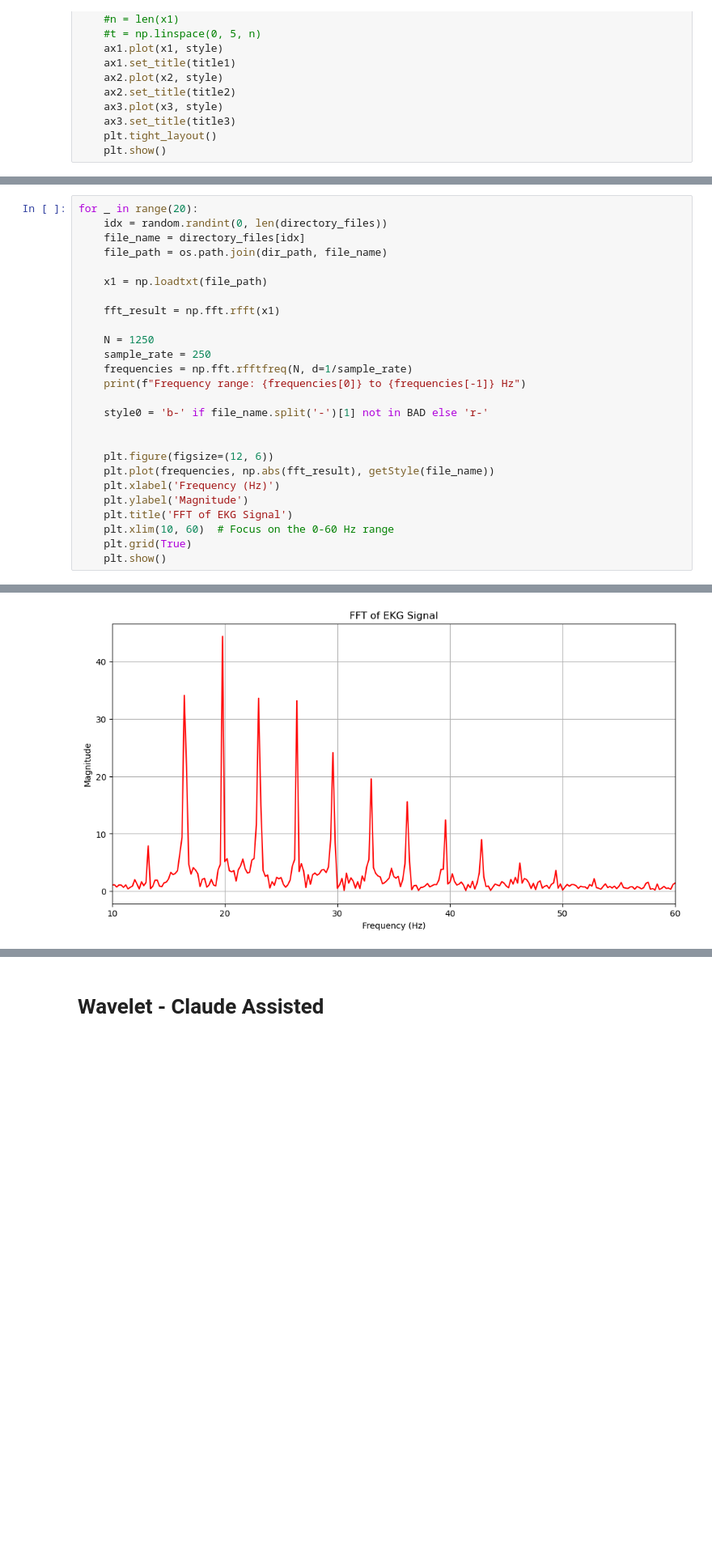
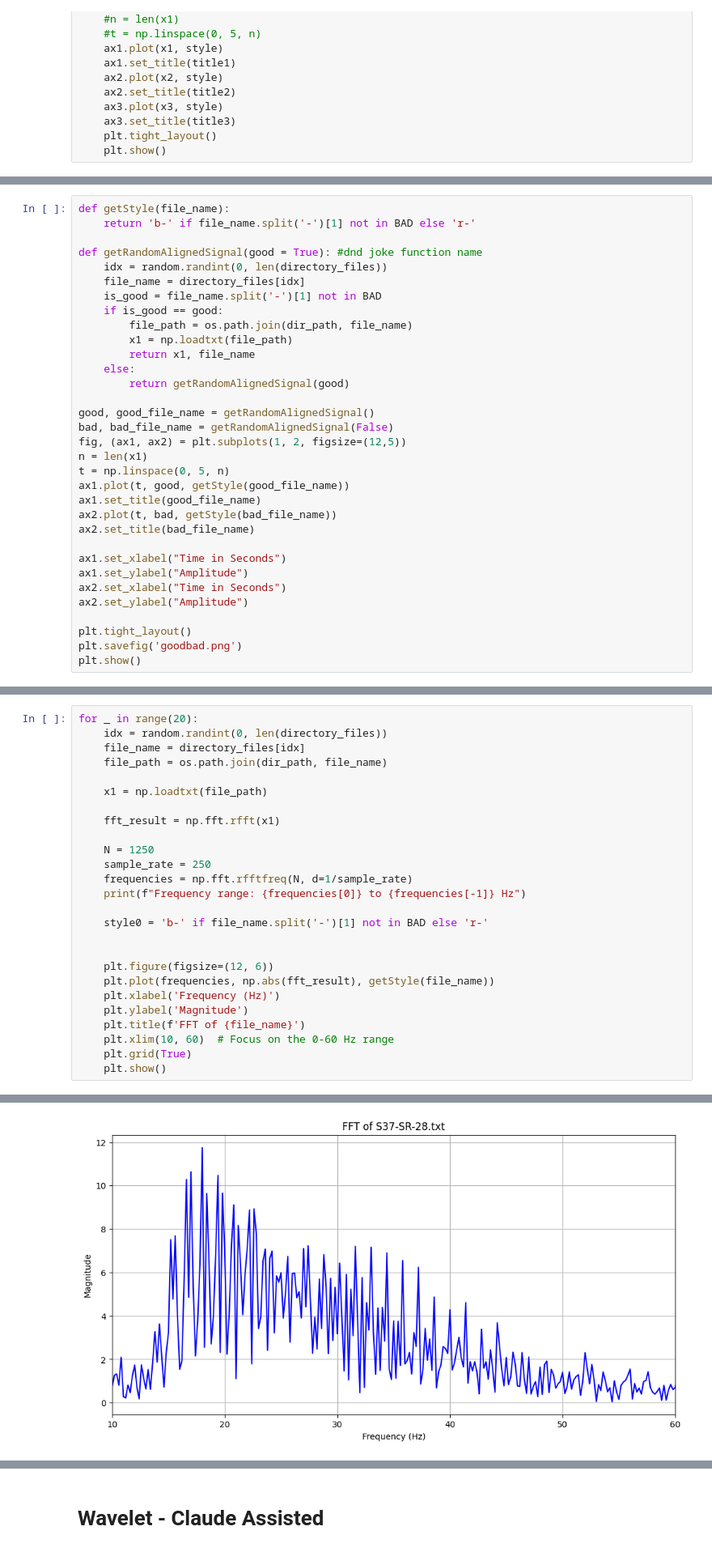
Before and after one commit to TheAgaveFairy/Summer24, a Jupyter notebook: playground/explorefftwavelet.ipynb, the cells around one changed output, grey strips where cells are left out. Shown at 81% size. Saved outputs shown, nothing was run; the diff lists cells and outputs as text; blank space fills up the shorter version.

```diff
--- a/playground/explorefftwavelet.ipynb
+++ b/playground/explorefftwavelet.ipynb
@@ -130,0 +134,33 @@ for _ in range(2):
+# %%
+def getStyle(file_name):
+    return 'b-' if file_name.split('-')[1] not in BAD else 'r-'
+
+def getRandomAlignedSignal(good = True): #dnd joke function name
+    idx = random.randint(0, len(directory_files))
+    file_name = directory_files[idx]
+    is_good = file_name.split('-')[1] not in BAD
+    if is_good == good:
+        file_path = os.path.join(dir_path, file_name)
+        x1 = np.loadtxt(file_path)
+        return x1, file_name
+    else:
+        return getRandomAlignedSignal(good)
+
+good, good_file_name = getRandomAlignedSignal()
+bad, bad_file_name = getRandomAlignedSignal(False)
+fig, (ax1, ax2) = plt.subplots(1, 2, figsize=(12,5))
+n = len(x1)
+t = np.linspace(0, 5, n)
+ax1.plot(t, good, getStyle(good_file_name))
+ax1.set_title(good_file_name)
+ax2.plot(t, bad, getStyle(bad_file_name))
+ax2.set_title(bad_file_name)
+
+ax1.set_xlabel("Time in Seconds")
+ax1.set_ylabel("Amplitude")
+ax2.set_xlabel("Time in Seconds")
+ax2.set_ylabel("Amplitude")
+
+plt.tight_layout()
+plt.savefig('goodbad.png')
+plt.show()
@@ -150,7 +188,7 @@ for _ in range(20):
     plt.plot(frequencies, np.abs(fft_result), getStyle(file_name))
     plt.xlabel('Frequency (Hz)')
     plt.ylabel('Magnitude')
-    plt.title('FFT of EKG Signal')
+    plt.title(f'FFT of {file_name}')
     plt.xlim(10, 60)  # Focus on the 0-60 Hz range
     plt.grid(True)
     plt.show()
@@ -166,3 +204,3 @@ Frequency range: 0.0 to 125.0 Hz
 Frequency range: 0.0 to 125.0 Hz
-[figure, old version]
+[figure, new version]
 Frequency range: 0.0 to 125.0 Hz
```
Also changed, not shown: parts of 5 cells of this notebook, 7 other files.
